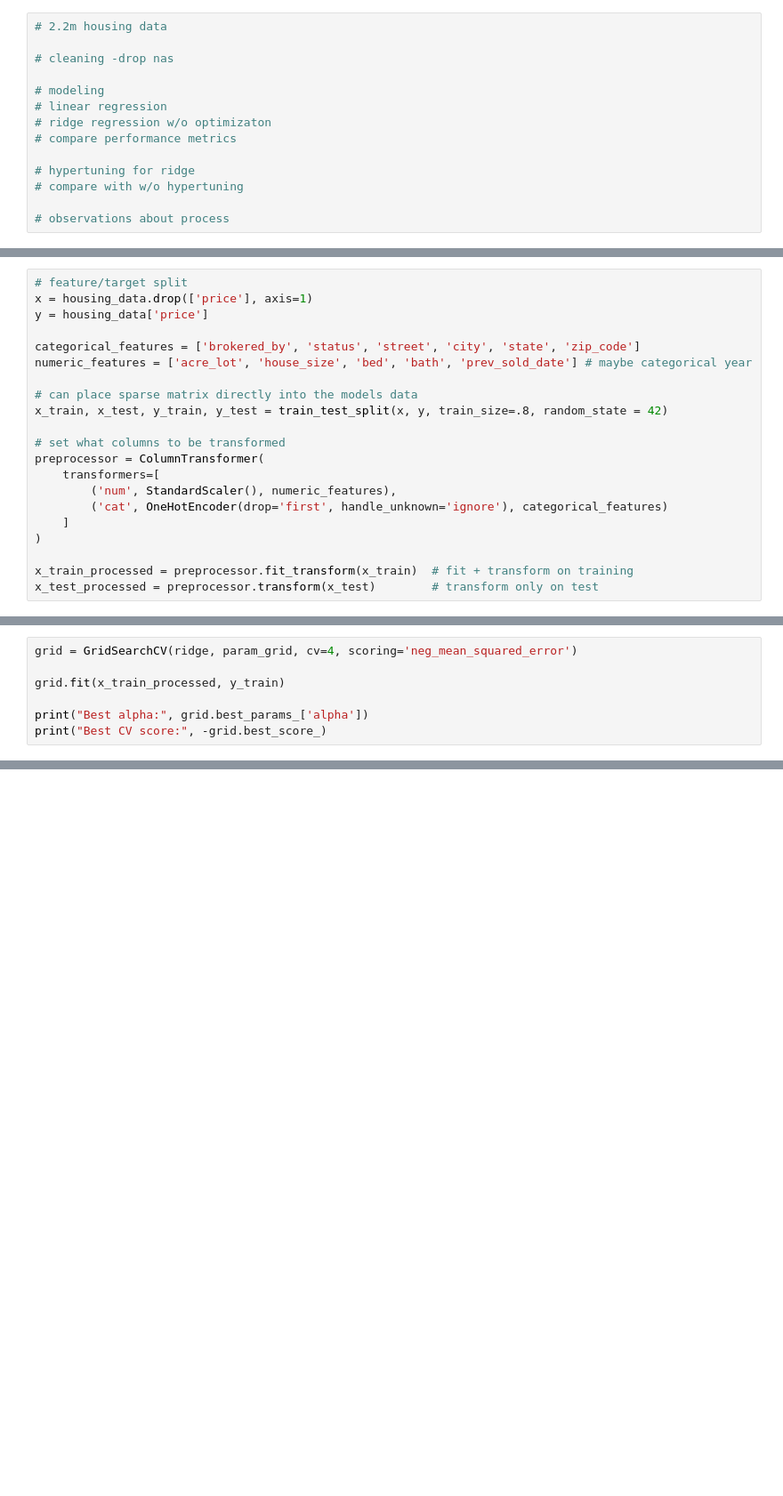
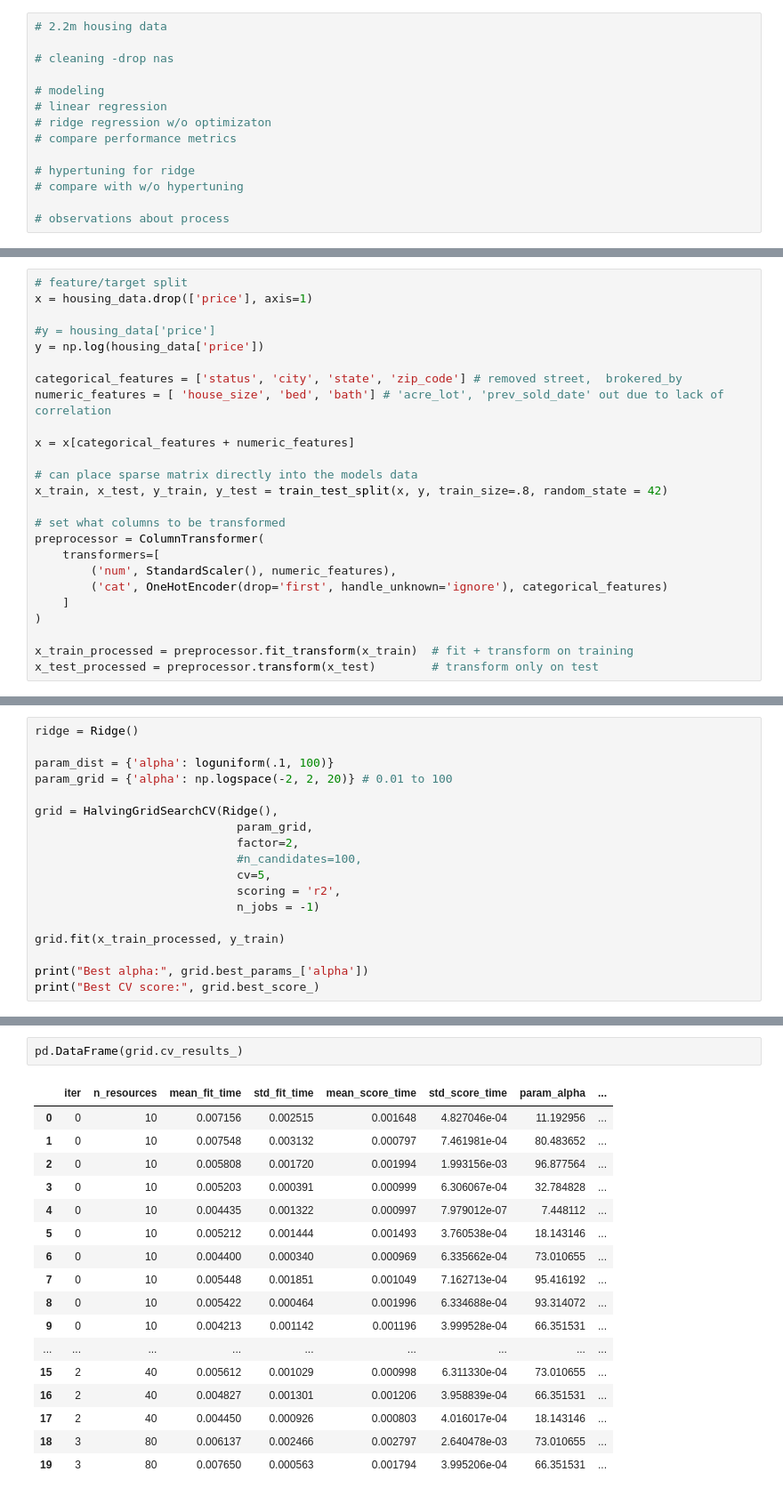
Before and after one commit to lborerseabloom/CSC-316, a Jupyter notebook: Assignment 1.ipynb, the cells around one changed output, grey strips where cells are left out. Shown at 89% size. Drawn from its saved outputs; the diff is of its cells as text; blank space fills up the shorter version.

```diff
--- a/Assignment 1.ipynb
+++ b/Assignment 1.ipynb
@@ -39,10 +42,14 @@ housing_data = housing_data[housing_data['bed'] < 100]
 # %%
 # feature/target split
 x = housing_data.drop(['price'], axis=1)
-y = housing_data['price']
 
-categorical_features = ['brokered_by', 'status', 'street', 'city', 'state', 'zip_code']
-numeric_features = ['acre_lot', 'house_size', 'bed', 'bath', 'prev_sold_date'] # maybe categorical year
+#y = housing_data['price']
+y = np.log(housing_data['price'])
+
+categorical_features = ['status', 'city', 'state', 'zip_code'] # removed street,  brokered_by
+numeric_features = [ 'house_size', 'bed', 'bath'] # 'acre_lot', 'prev_sold_date' out due to lack of correlation
+
+x = x[categorical_features + numeric_features]
 
 # can place sparse matrix directly into the models data
 x_train, x_test, y_train, y_test = train_test_split(x, y, train_size=.8, random_state = 42)
@@ -98,7 +111,18 @@ param_grid = {'alpha': [0.01, 0.1, 1, 10, 50]}
 # %%
-grid = GridSearchCV(ridge, param_grid, cv=4, scoring='neg_mean_squared_error')
+ridge = Ridge()
+
+param_dist = {'alpha': loguniform(.1, 100)}
+param_grid = {'alpha': np.logspace(-2, 2, 20)} # 0.01 to 100
+
+grid = HalvingGridSearchCV(Ridge(),
+                             param_grid,
+                             factor=2,
+                             #n_candidates=100,
+                             cv=5,
+                             scoring = 'r2',
+                             n_jobs = -1)
 
 grid.fit(x_train_processed, y_train)
 
 print("Best alpha:", grid.best_params_['alpha'])
-print("Best CV score:", -grid.best_score_)
+print("Best CV score:", grid.best_score_)
@@ -104,0 +145,20 @@ print("Best CV score:", -grid.best_score_)
+# %%
+pd.DataFrame(grid.cv_results_)
+# %% [output]
+|  | iter | n_resources | mean_fit_time | std_fit_time | mean_score_time | std_score_time | param_alpha | ... |
+| 0 | 0 | 10 | 0.007156 | 0.002515 | 0.001648 | 4.827046e-04 | 11.192956 | ... |
+| 1 | 0 | 10 | 0.007548 | 0.003132 | 0.000797 | 7.461981e-04 | 80.483652 | ... |
+| 2 | 0 | 10 | 0.005808 | 0.001720 | 0.001994 | 1.993156e-03 | 96.877564 | ... |
+| 3 | 0 | 10 | 0.005203 | 0.000391 | 0.000999 | 6.306067e-04 | 32.784828 | ... |
+| 4 | 0 | 10 | 0.004435 | 0.001322 | 0.000997 | 7.979012e-07 | 7.448112 | ... |
+| 5 | 0 | 10 | 0.005212 | 0.001444 | 0.001493 | 3.760538e-04 | 18.143146 | ... |
+| 6 | 0 | 10 | 0.004400 | 0.000340 | 0.000969 | 6.335662e-04 | 73.010655 | ... |
+| 7 | 0 | 10 | 0.005448 | 0.001851 | 0.001049 | 7.162713e-04 | 95.416192 | ... |
+| 8 | 0 | 10 | 0.005422 | 0.000464 | 0.001996 | 6.334688e-04 | 93.314072 | ... |
+| 9 | 0 | 10 | 0.004213 | 0.001142 | 0.001196 | 3.999528e-04 | 66.351531 | ... |
+| ... | ... | ... | ... | ... | ... | ... | ... | ... |
+| 15 | 2 | 40 | 0.005612 | 0.001029 | 0.000998 | 6.311330e-04 | 73.010655 | ... |
+| 16 | 2 | 40 | 0.004827 | 0.001301 | 0.001206 | 3.958839e-04 | 66.351531 | ... |
+| 17 | 2 | 40 | 0.004450 | 0.000926 | 0.000803 | 4.016017e-04 | 18.143146 | ... |
+| 18 | 3 | 80 | 0.006137 | 0.002466 | 0.002797 | 2.640478e-03 | 73.010655 | ... |
+| 19 | 3 | 80 | 0.007650 | 0.000563 | 0.001794 | 3.995206e-04 | 66.351531 | ... |
```
Also changed, not shown: parts of 8 cells of this notebook.
